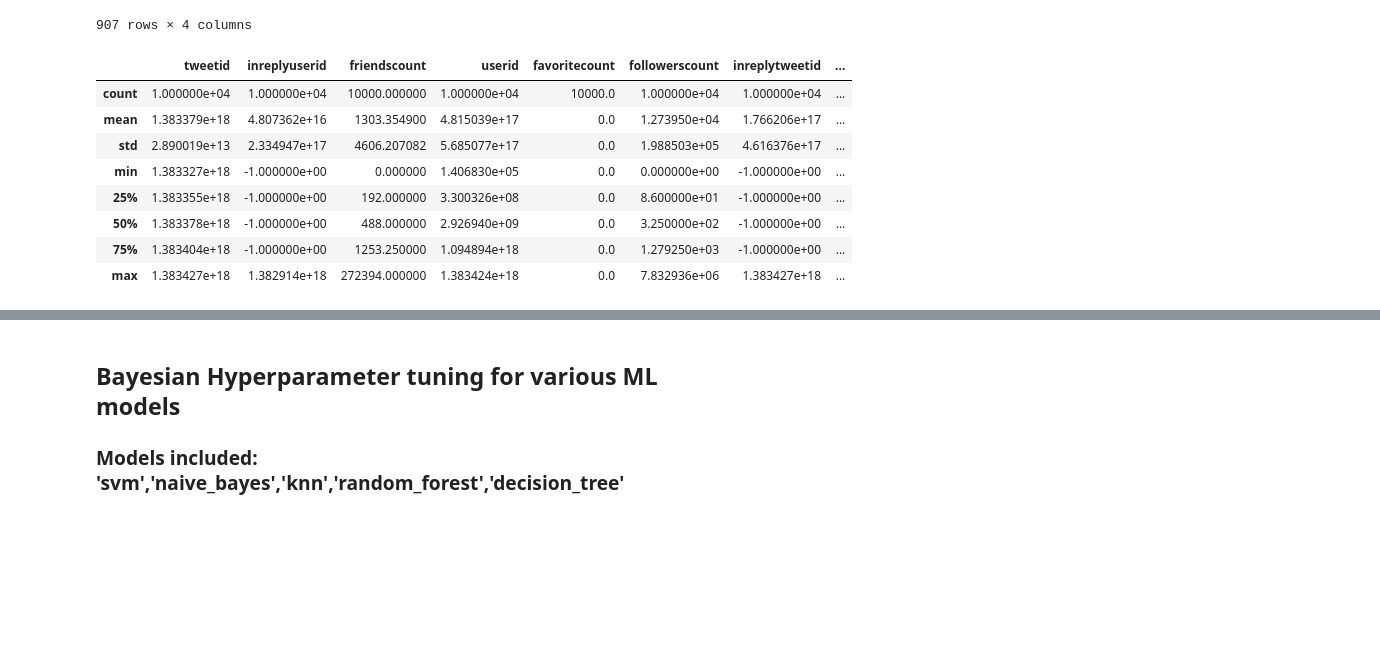
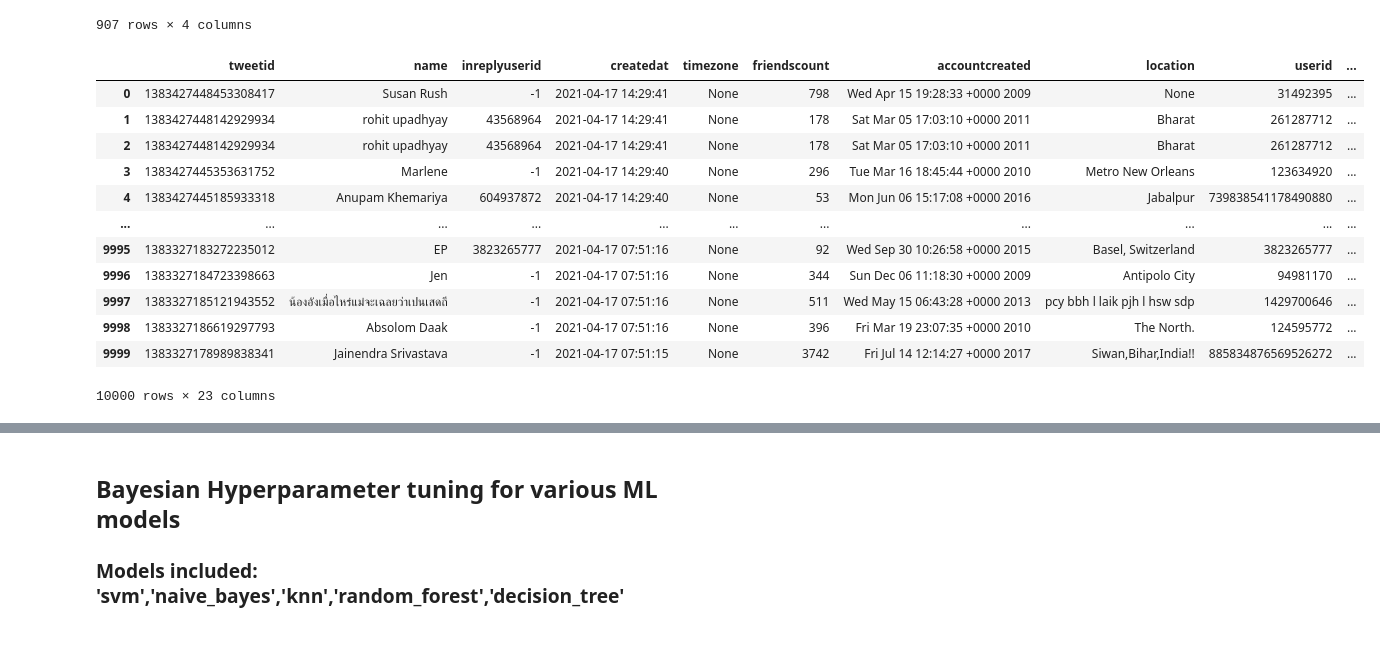
Before and after one commit to VenugopalBhatia/antivax_sa, a Jupyter notebook: analysis.ipynb, the cells around one changed output, grey strips where cells are left out. Cells and saved outputs as stored; diff of their text form; code cells hidden in the pictures; blank space fills up the shorter version.

```diff
--- a/analysis.ipynb
+++ b/analysis.ipynb
@@ -78,18 +79,22 @@ df_diAnnotation
 907 rows × 4 columns
 # %%
 df_pro = pd.read_csv(r'./data/vaccine_pro.csv')
-df_pro.describe()
+df_pro
 # df_pro['message'].drop_duplicates()
 # %% [output]
-|  | tweetid | inreplyuserid | friendscount | userid | favoritecount | followerscount | inreplytweetid | ... |
-| count | 1.000000e+04 | 1.000000e+04 | 10000.000000 | 1.000000e+04 | 10000.0 | 1.000000e+04 | 1.000000e+04 | ... |
-| mean | 1.383379e+18 | 4.807362e+16 | 1303.354900 | 4.815039e+17 | 0.0 | 1.273950e+04 | 1.766206e+17 | ... |
-| std | 2.890019e+13 | 2.334947e+17 | 4606.207082 | 5.685077e+17 | 0.0 | 1.988503e+05 | 4.616376e+17 | ... |
-| min | 1.383327e+18 | -1.000000e+00 | 0.000000 | 1.406830e+05 | 0.0 | 0.000000e+00 | -1.000000e+00 | ... |
-| 25% | 1.383355e+18 | -1.000000e+00 | 192.000000 | 3.300326e+08 | 0.0 | 8.600000e+01 | -1.000000e+00 | ... |
-| 50% | 1.383378e+18 | -1.000000e+00 | 488.000000 | 2.926940e+09 | 0.0 | 3.250000e+02 | -1.000000e+00 | ... |
-| 75% | 1.383404e+18 | -1.000000e+00 | 1253.250000 | 1.094894e+18 | 0.0 | 1.279250e+03 | -1.000000e+00 | ... |
-| max | 1.383427e+18 | 1.382914e+18 | 272394.000000 | 1.383424e+18 | 0.0 | 7.832936e+06 | 1.383427e+18 | ... |
+|  | tweetid | name | inreplyuserid | createdat | timezone | friendscount | accountcreated | location | userid | ... |
+| 0 | 1383427448453308417 | Susan Rush | -1 | 2021-04-17 14:29:41 | None | 798 | Wed Apr 15 19:28:33 +0000 2009 | None | 31492395 | ... |
+| 1 | 1383427448142929934 | rohit upadhyay | 43568964 | 2021-04-17 14:29:41 | None | 178 | Sat Mar 05 17:03:10 +0000 2011 | Bharat | 261287712 | ... |
+| 2 | 1383427448142929934 | rohit upadhyay | 43568964 | 2021-04-17 14:29:41 | None | 178 | Sat Mar 05 17:03:10 +0000 2011 | Bharat | 261287712 | ... |
+| 3 | 1383427445353631752 | Marlene | -1 | 2021-04-17 14:29:40 | None | 296 | Tue Mar 16 18:45:44 +0000 2010 | Metro New Orleans | 123634920 | ... |
+| 4 | 1383427445185933318 | Anupam Khemariya | 604937872 | 2021-04-17 14:29:40 | None | 53 | Mon Jun 06 15:17:08 +0000 2016 | Jabalpur | 739838541178490880 | ... |
+| ... | ... | ... | ... | ... | ... | ... | ... | ... | ... | ... |
+| 9995 | 1383327183272235012 | EP | 3823265777 | 2021-04-17 07:51:16 | None | 92 | Wed Sep 30 10:26:58 +0000 2015 | Basel, Switzerland | 3823265777 | ... |
+| 9996 | 1383327184723398663 | Jen | -1 | 2021-04-17 07:51:16 | None | 344 | Sun Dec 06 11:18:30 +0000 2009 | Antipolo City | 94981170 | ... |
+| 9997 | 1383327185121943552 | น้องอังเมื่อไหร่แม่จะเฉลยว่าเปนเสดถี | -1 | 2021-04-17 07:51:16 | None | 511 | Wed May 15 06:43:28 +0000 2013 | pcy bbh l laik pjh l hsw sdp | 1429700646 | ... |
+| 9998 | 1383327186619297793 | Absolom Daak | -1 | 2021-04-17 07:51:16 | None | 396 | Fri Mar 19 23:07:35 +0000 2010 | The North. | 124595772 | ... |
+| 9999 | 1383327178989838341 | Jainendra Srivastava | -1 | 2021-04-17 07:51:15 | None | 3742 | Fri Jul 14 12:14:27 +0000 2017 | Siwan,Bihar,India!! | 885834876569526272 | ... |
+10000 rows × 23 columns
 # %%
 df_anti = pd.read_csv(r'./data/vaccine_anti.csv')
 # df_anti['message'].drop_duplicates()
```
Also changed, not shown: parts of 12 cells of this notebook, 4 other files.
